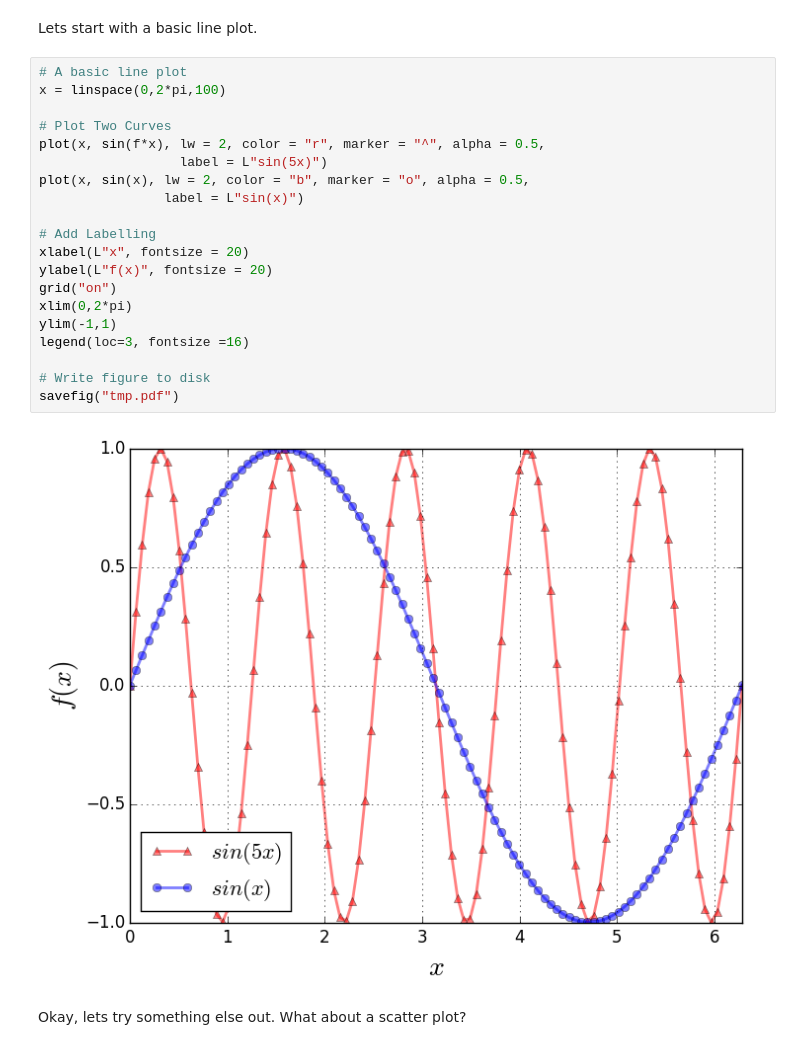
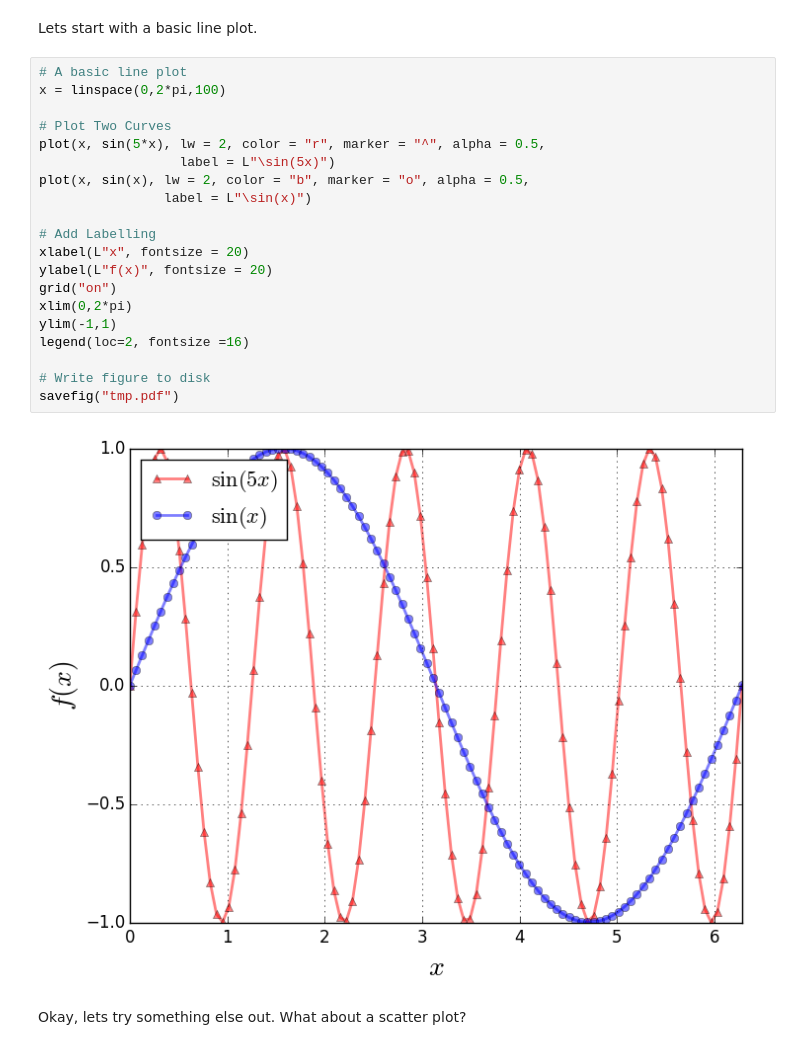
Before and after one commit to sphinxteam/JuliaTutorials, a Jupyter notebook: PyPlot.ipynb, the cells around one changed output. Drawn from its saved outputs; the diff is of its cells as text.

```diff
--- a/PyPlot.ipynb
+++ b/PyPlot.ipynb
@@ -48,25 +43,25 @@ Lets start with a basic line plot.
 # %%
 # A basic line plot
 x = linspace(0,2*pi,100)
 
 # Plot Two Curves
-plot(x, sin(f*x), lw = 2, color = "r", marker = "^", alpha = 0.5,
-                  label = L"sin(5x)")
+plot(x, sin(5*x), lw = 2, color = "r", marker = "^", alpha = 0.5,
+                  label = L"\sin(5x)")
 plot(x, sin(x), lw = 2, color = "b", marker = "o", alpha = 0.5,
-                label = L"sin(x)")
+                label = L"\sin(x)")
 
 # Add Labelling
 xlabel(L"x", fontsize = 20)
 ylabel(L"f(x)", fontsize = 20)
 grid("on")
 xlim(0,2*pi)
 ylim(-1,1)
-legend(loc=3, fontsize =16)
+legend(loc=2, fontsize =16)
 
 # Write figure to disk
 savefig("tmp.pdf")
 # %% [output]
-[figure, old version]
+[figure, new version]
 # %% [markdown]
 Okay, lets try something else out. What about a scatter plot?
 # %%
```
Also changed, not shown: parts of 10 cells of this notebook, 2 other files.
